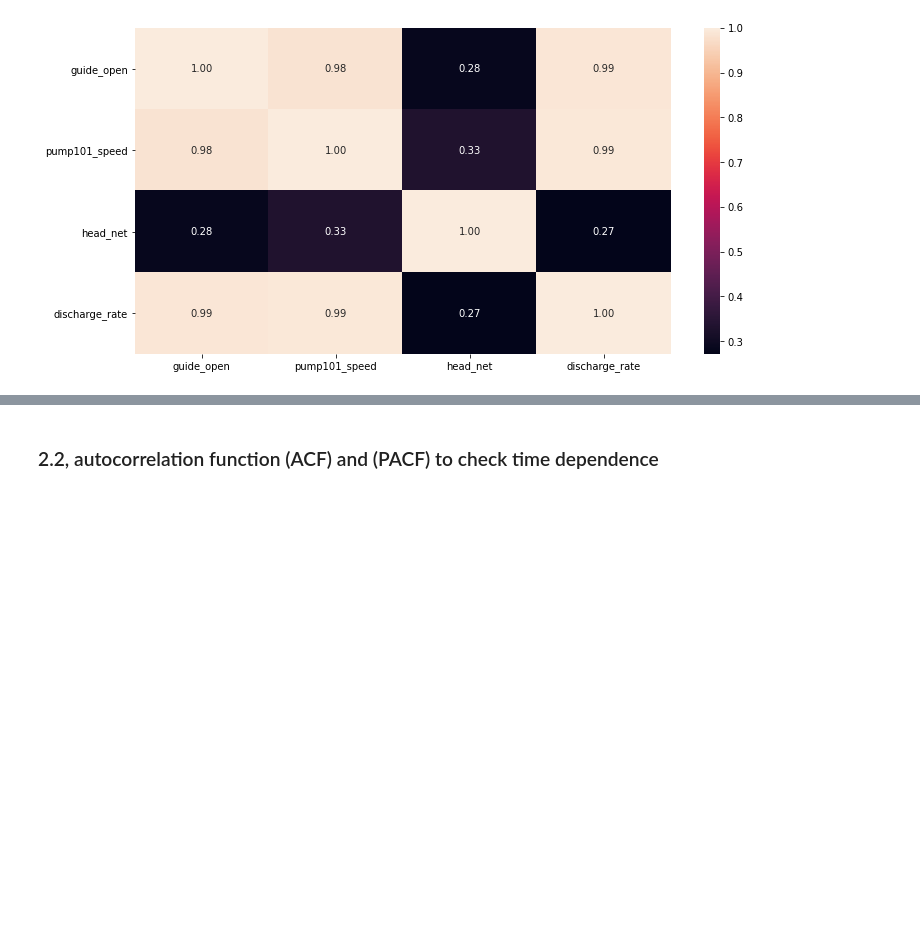
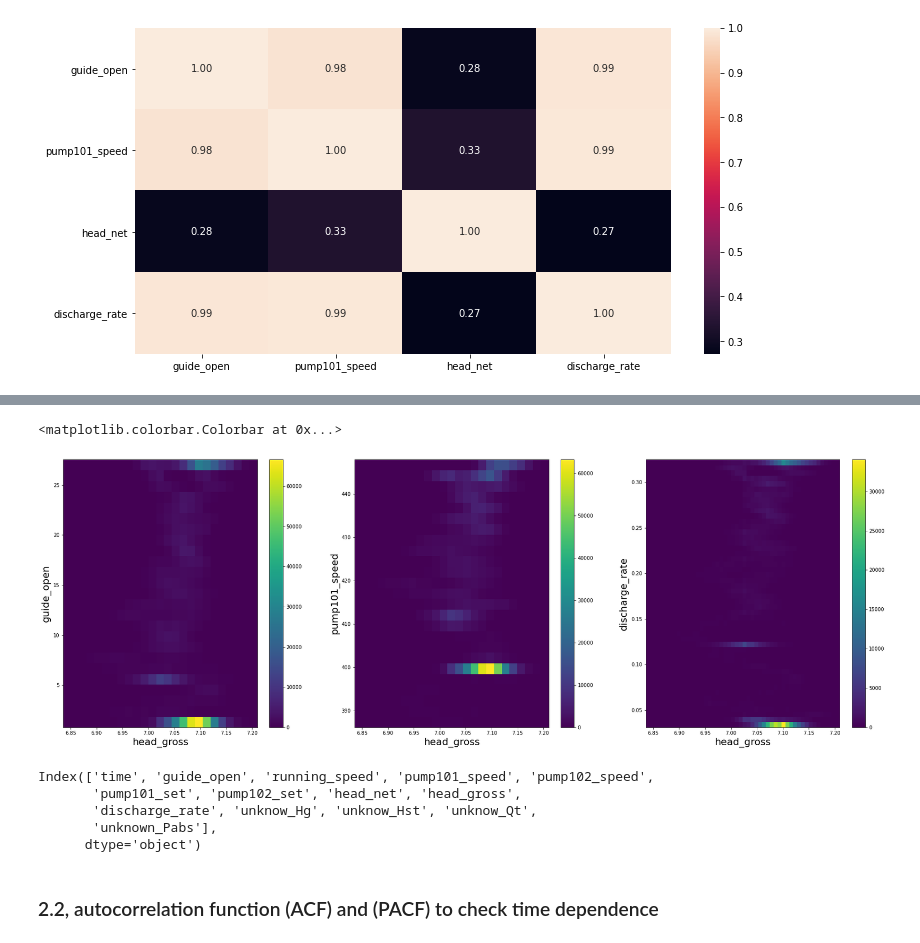
Before and after one commit to wengangmao/vattenfall, a Jupyter notebook: _build/jupyter_execute/contents/codes/tensorflow_simple.ipynb, the cells around one changed output, grey strips where cells are left out. Saved outputs shown, nothing was run; the diff lists cells and outputs as text; code cells hidden in the pictures; blank space fills up the shorter version.

```diff
--- a/_build/jupyter_execute/contents/codes/tensorflow_simple.ipynb
+++ b/_build/jupyter_execute/contents/codes/tensorflow_simple.ipynb
@@ -172,3 +72,38 @@ tf.keras.utils.plot_model(model, rankdir="LR", show_shapes=True)
+# %%
+from mpl_toolkits.axes_grid1 import make_axes_locatable
+from matplotlib import colors, ticker, cm
+
+
+fig = plt.figure(figsize=(30, 10))
+fig.add_subplot(131)
+plt.hist2d(df['head_gross'], df['guide_open'], bins=(25, 25))
+plt.xlabel('head_gross', size=20)
+plt.ylabel('guide_open', size=20)
+plt.colorbar()
+
+fig.add_subplot(132)
+plt.hist2d(df['head_gross'], df['pump101_speed'], bins=(25, 25))
+plt.xlabel('head_gross', size=20)
+plt.ylabel('pump101_speed', size=20)
+plt.colorbar()
+
+fig.add_subplot(133)
+plt.hist2d(df['head_gross'], df['discharge_rate'], bins=(50, 50))
+plt.xlabel('head_gross', size=20)
+plt.ylabel('discharge_rate', size=20)
+plt.colorbar()
+# %% [output]
+<matplotlib.colorbar.Colorbar at 0x...>
+[figure, added]
+# %%
+features = df.keys()
+features
+# %% [output]
+Index(['time', 'guide_open', 'running_speed', 'pump101_speed', 'pump102_speed',
+       'pump101_set', 'pump102_set', 'head_net', 'head_gross',
+       'discharge_rate', 'unknow_Hg', 'unknow_Hst', 'unknow_Qt',
+       'unknown_Pabs'],
+      dtype='object')
 # %% [markdown]
 ### 2.2, autocorrelation function (ACF) and (PACF) to check time dependence
 # %%
```
Also changed, not shown: parts of 40 cells of this notebook, 25 other files.
